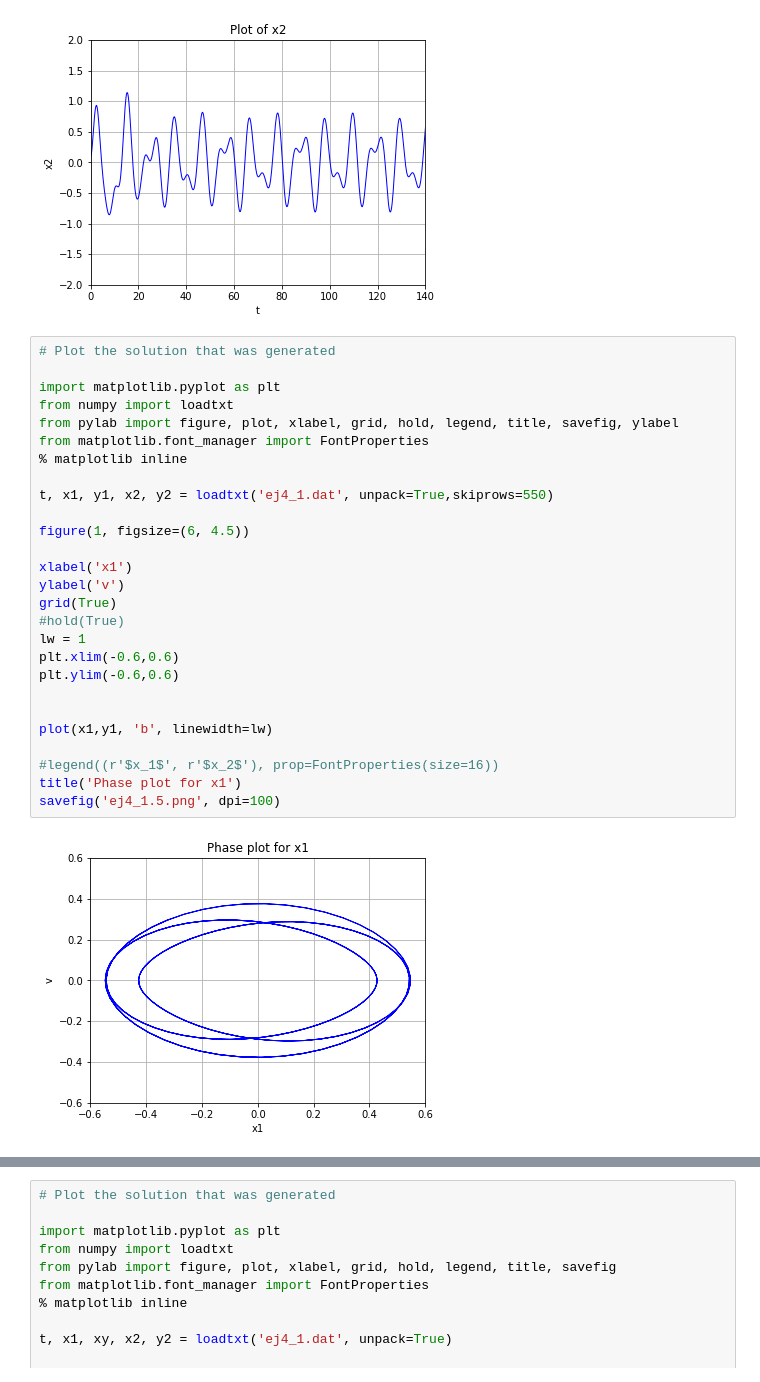
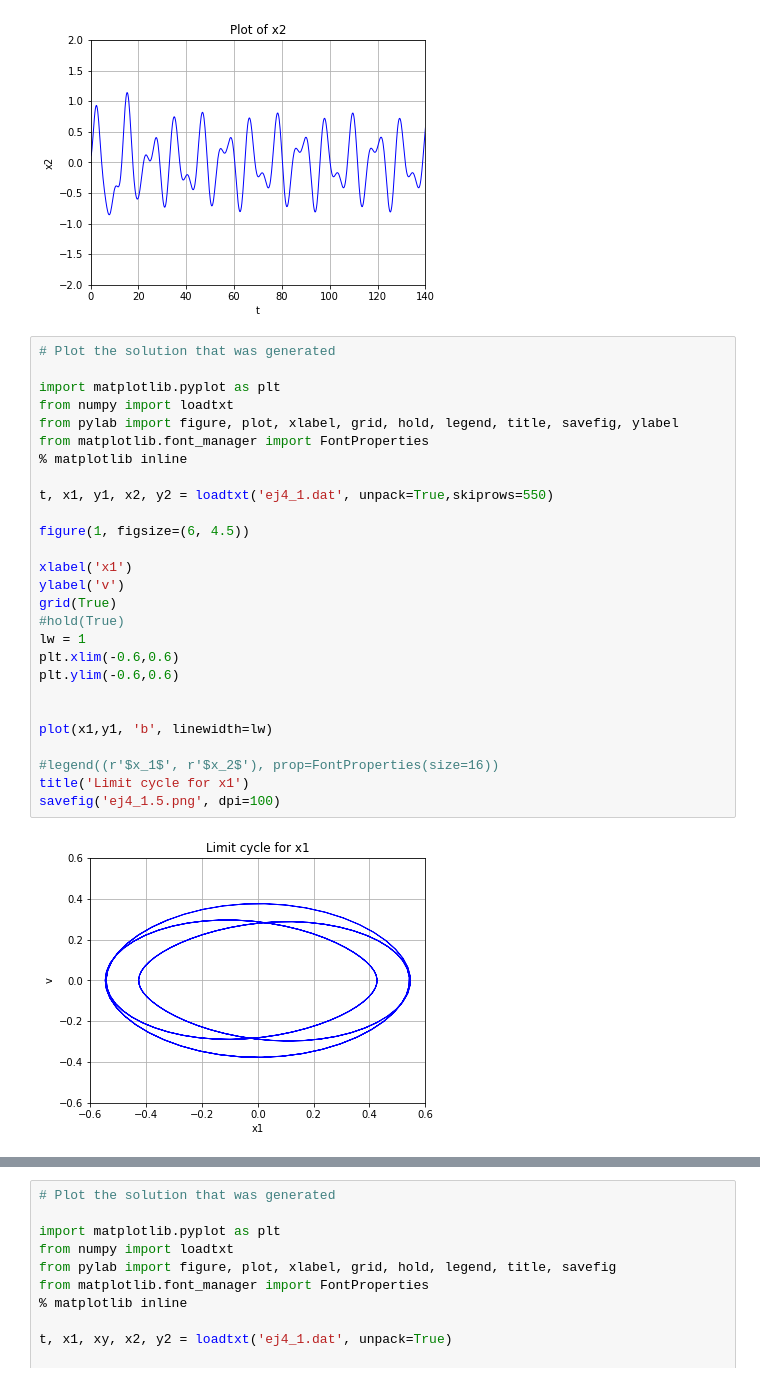
Before and after one commit to michellecontreras24/computacional1, a Jupyter notebook: Actividad7/4.1/Actividad7_4.1.ipynb, the cells around one changed output, grey strips where cells are left out. Saved outputs shown, nothing was run; the diff lists cells and outputs as text.

```diff
--- a/Actividad7/4.1/Actividad7_4.1.ipynb
+++ b/Actividad7/4.1/Actividad7_4.1.ipynb
@@ -193,32 +193,32 @@ savefig('ej4_1.4.png', dpi=100)
 # %%
 # Plot the solution that was generated
 
 import matplotlib.pyplot as plt
 from numpy import loadtxt
 from pylab import figure, plot, xlabel, grid, hold, legend, title, savefig, ylabel
 from matplotlib.font_manager import FontProperties
 % matplotlib inline
 
 t, x1, y1, x2, y2 = loadtxt('ej4_1.dat', unpack=True,skiprows=550)
 
 figure(1, figsize=(6, 4.5))
 
 xlabel('x1')
 ylabel('v')
 grid(True)
 #hold(True)
 lw = 1
 plt.xlim(-0.6,0.6)
 plt.ylim(-0.6,0.6)
 
 
 plot(x1,y1, 'b', linewidth=lw)
 
 #legend((r'$x_1$', r'$x_2$'), prop=FontProperties(size=16))
-title('Phase plot for x1')
+title('Limit cycle for x1')
 savefig('ej4_1.5.png', dpi=100)
 # %% [output]
-[figure, old version]
+[figure, new version]
 # %%
 # Plot the solution that was generated
 
```
Also changed, not shown: parts of 1 cell of this notebook, 9 other files.
